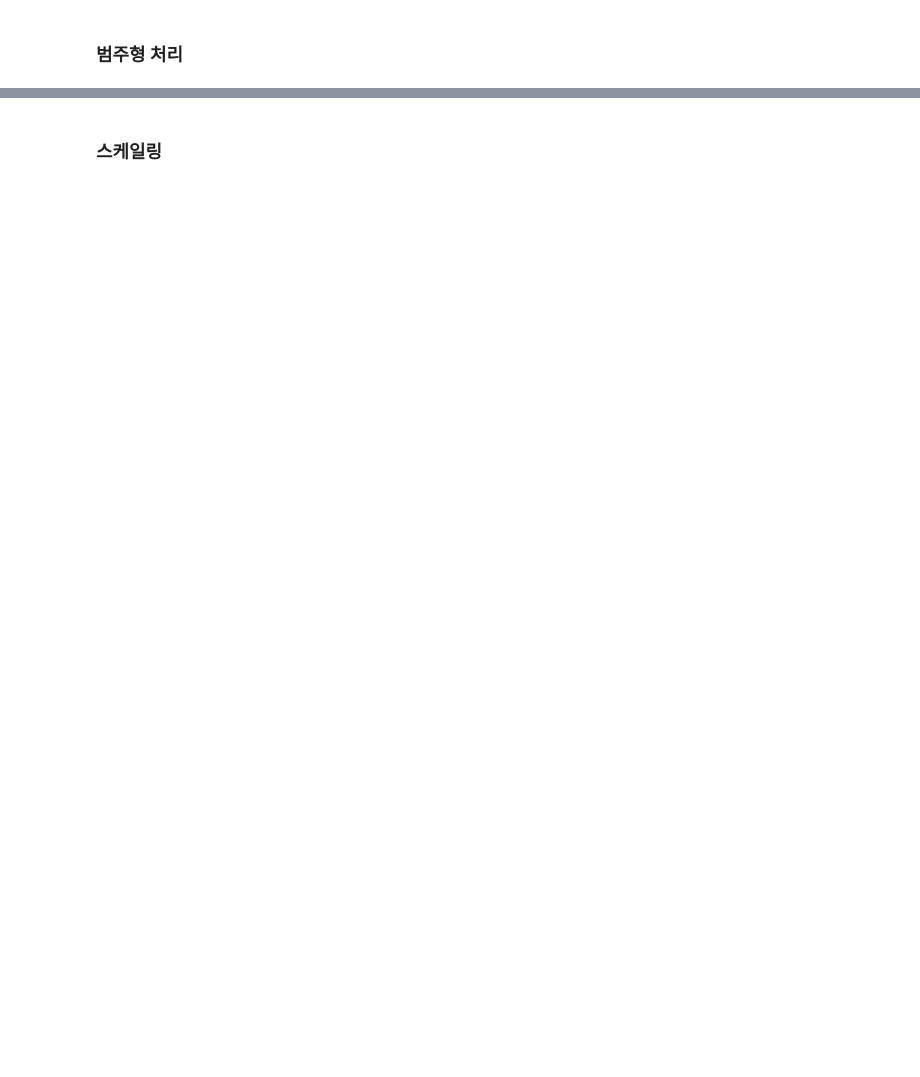
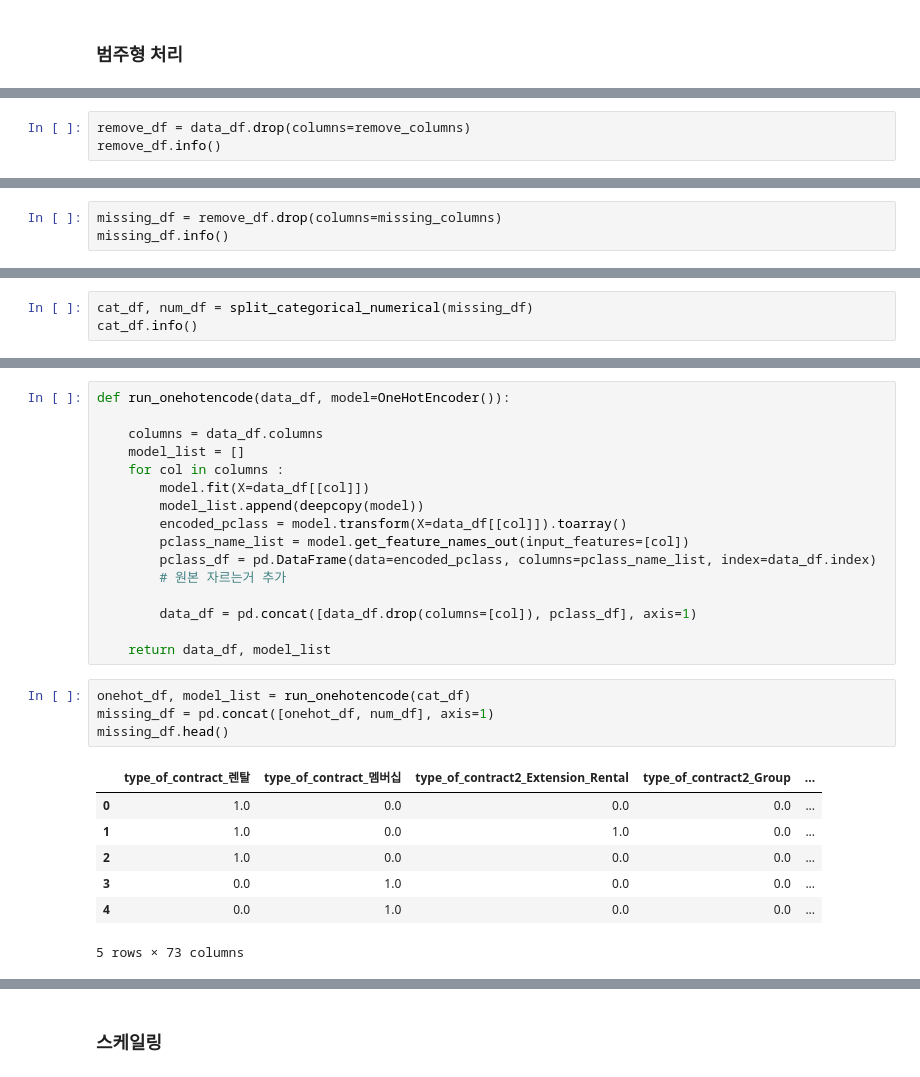
Before and after one commit to Huey-fitpet/study_machinelearnings, a Jupyter notebook: quest/Classifications/models_LentalCarOfContractType.ipynb, the cells around one changed output, grey strips where cells are left out. Drawn from its saved outputs; the diff is of its cells as text; blank space fills up the shorter version.

```diff
--- a/quest/Classifications/models_LentalCarOfContractType.ipynb
+++ b/quest/Classifications/models_LentalCarOfContractType.ipynb
@@ -530,0 +473,3 @@ findfont: Font family 'NanumGothic' not found.
+# %%
+remove_df = data_df.drop(columns=remove_columns)
+remove_df.info()
@@ -530,0 +494,3 @@ findfont: Font family 'NanumGothic' not found.
+# %%
+missing_df = remove_df.drop(columns=missing_columns)
+missing_df.info()
@@ -530,0 +516,3 @@ findfont: Font family 'NanumGothic' not found.
+# %%
+cat_df, num_df = split_categorical_numerical(missing_df)
+cat_df.info()
@@ -530,0 +548,28 @@ findfont: Font family 'NanumGothic' not found.
+# %%
+def run_onehotencode(data_df, model=OneHotEncoder()):
+
+    columns = data_df.columns
+    model_list = []
+    for col in columns :
+        model.fit(X=data_df[[col]])
+        model_list.append(deepcopy(model))
+        encoded_pclass = model.transform(X=data_df[[col]]).toarray()
+        pclass_name_list = model.get_feature_names_out(input_features=[col])
+        pclass_df = pd.DataFrame(data=encoded_pclass, columns=pclass_name_list, index=data_df.index)
+        # 원본 자르는거 추가
+
+        data_df = pd.concat([data_df.drop(columns=[col]), pclass_df], axis=1)
+
+    return data_df, model_list
+# %%
+onehot_df, model_list = run_onehotencode(cat_df)
+missing_df = pd.concat([onehot_df, num_df], axis=1)
+missing_df.head()
+# %% [output]
+|  | type_of_contract_렌탈 | type_of_contract_멤버십 | type_of_contract2_Extension_Rental | type_of_contract2_Group | ... |
+| 0 | 1.0 | 0.0 | 0.0 | 0.0 | ... |
+| 1 | 1.0 | 0.0 | 1.0 | 0.0 | ... |
+| 2 | 1.0 | 0.0 | 0.0 | 0.0 | ... |
+| 3 | 0.0 | 1.0 | 0.0 | 0.0 | ... |
+| 4 | 0.0 | 1.0 | 0.0 | 0.0 | ... |
+5 rows × 73 columns
```
Also changed, not shown: parts of 63 cells of this notebook.
